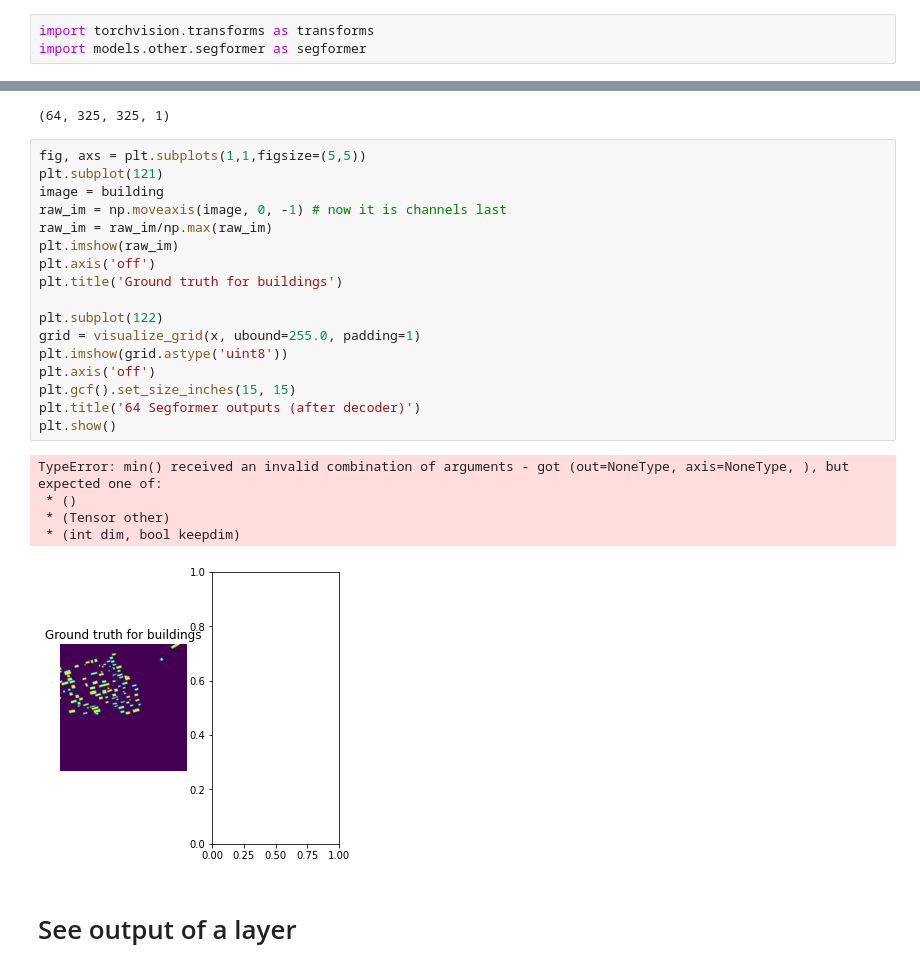
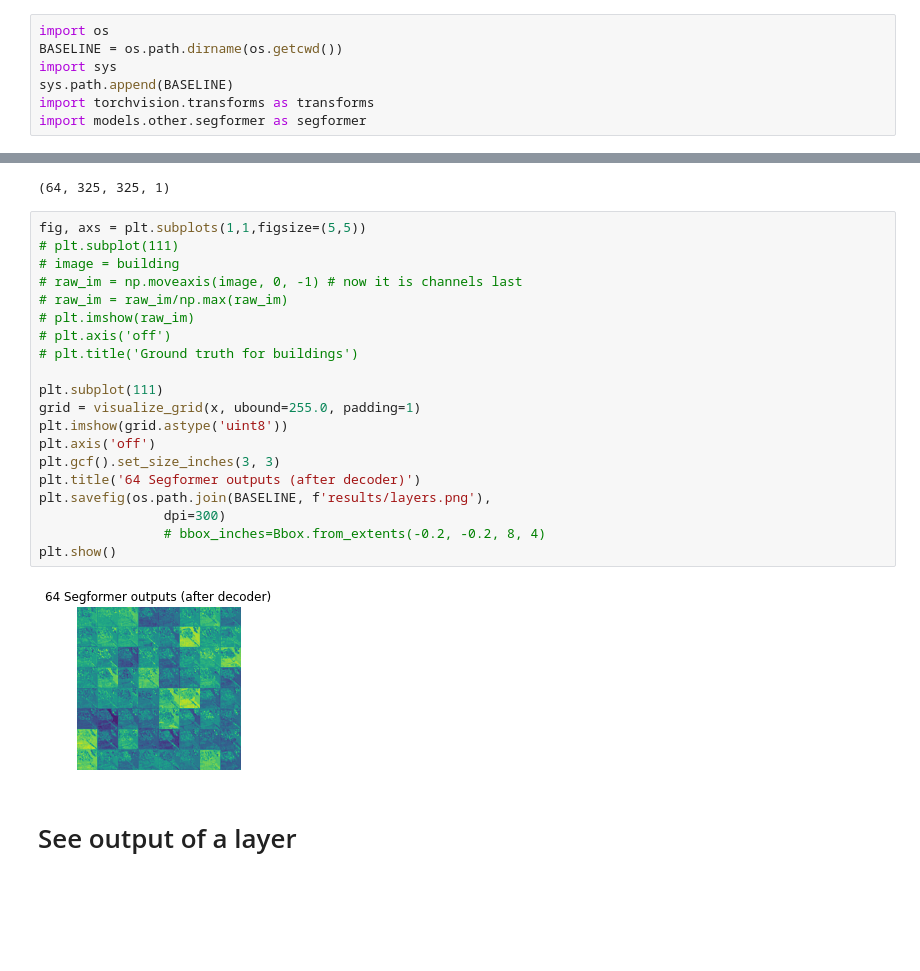
Before and after one commit to nesaboz/SpaceNet8, a Jupyter notebook: baseline/experiments/visualize_segformer_layers.ipynb, the cells around one changed output, grey strips where cells are left out. Saved outputs shown, nothing was run; the diff lists cells and outputs as text; blank space fills up the shorter version.

```diff
--- a/baseline/experiments/visualize_segformer_layers.ipynb
+++ b/baseline/experiments/visualize_segformer_layers.ipynb
@@ -5,6 +5,10 @@ We'll process only one image through the Segformer without the segmentation head
 # %% [markdown]
 Load visualizaton methods:
 # %%
+import os
+BASELINE = os.path.dirname(os.getcwd())
+import sys
+sys.path.append(BASELINE)
 import torchvision.transforms as transforms
 import models.other.segformer as segformer
 # %%
@@ -192,27 +196,26 @@ x.shape
 (64, 325, 325, 1)
 # %%
 fig, axs = plt.subplots(1,1,figsize=(5,5))
-plt.subplot(121)
-image = building
-raw_im = np.moveaxis(image, 0, -1) # now it is channels last
-raw_im = raw_im/np.max(raw_im)
-plt.imshow(raw_im)
-plt.axis('off')
-plt.title('Ground truth for buildings')
+# plt.subplot(111)
+# image = building
+# raw_im = np.moveaxis(image, 0, -1) # now it is channels last
+# raw_im = raw_im/np.max(raw_im)
+# plt.imshow(raw_im)
+# plt.axis('off')
+# plt.title('Ground truth for buildings')
 
-plt.subplot(122)
+plt.subplot(111)
 grid = visualize_grid(x, ubound=255.0, padding=1)
 plt.imshow(grid.astype('uint8'))
 plt.axis('off')
-plt.gcf().set_size_inches(15, 15)
+plt.gcf().set_size_inches(3, 3)
 plt.title('64 Segformer outputs (after decoder)')
+plt.savefig(os.path.join(BASELINE, f'results/layers.png'),
+                dpi=300)
+                # bbox_inches=Bbox.from_extents(-0.2, -0.2, 8, 4)
 plt.show()
 # %% [output]
-TypeError: min() received an invalid combination of arguments - got (out=NoneType, axis=NoneType, ), but expected one of:
- * ()
- * (Tensor other)
- * (int dim, bool keepdim)
-[figure, old version]
+[figure, new version]
 # %% [markdown]
 # See output of a layer
 # %%
```
Also changed, not shown: parts of 2 cells of this notebook, 18 other files.
